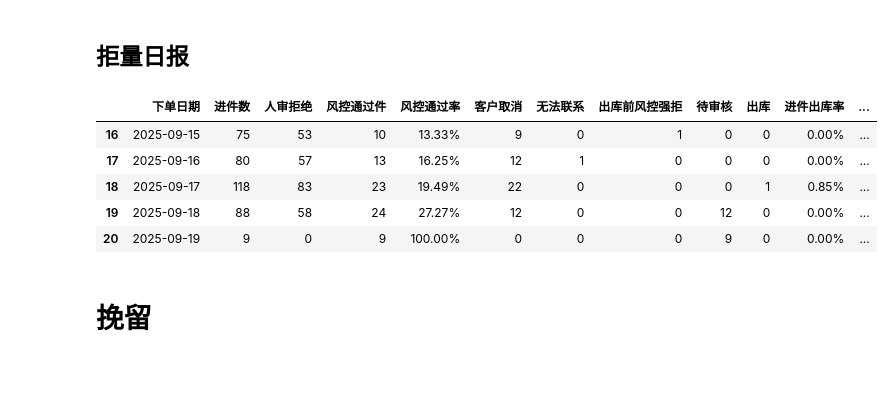
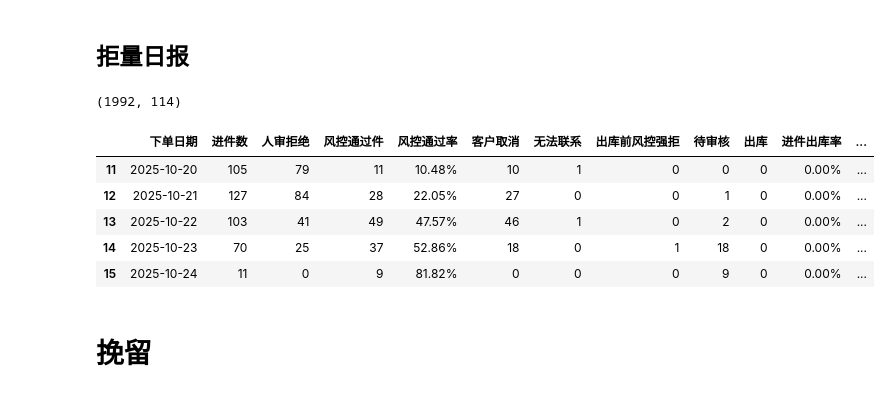
Before and after one commit to 1-2-3-ylc/data_analys, a Jupyter notebook: Daily_Tasks/日报数据-自动版.ipynb, the cells around one changed output. Cells and saved outputs as stored; diff of their text form; code cells hidden in the pictures.

```diff
--- a/Daily_Tasks/日报数据-自动版.ipynb
+++ b/Daily_Tasks/日报数据-自动版.ipynb
@@ -2359,27 +2593,32 @@ df_jd_group_new.tail()
+# %%
+# df_jl
+df[(df['tips'].str.contains(r'联合拒量订单|支付宝联合运营订单', na=False))].shape
+# %% [output]
+(1992, 114)
 # %%
-df_jl = df[(df.tips.str.contains(r'策略2412|命中自有模型回捞策略|回捞策略250330命中')==True)&(df.tips.str.contains('联合拒量订单')==False)]
+df_jl = df[(df.tips.str.contains(r'策略2412|命中自有模型回捞策略|回捞策略250330命中')==True)&(~df['tips'].str.contains(r'联合拒量订单|支付宝联合运营订单', na=False))]
 # 剔除回捞被拒漏到商家的数据9.1
 reject_merchants = ["小蚂蚁租机", "兴鑫兴通讯", "人人享租", "崇胜数码", "喜卓灵租机", "喜卓灵新租机"]
 df_jl = df_jl[~df_jl['merchant_name'].isin(reject_merchants)]
 
 df_jl_group = df_jl.groupby('下单日期').agg({'是否进件': 'sum', '人审拒绝': 'sum', '风控通过件': 'sum', '客户取消': 'sum', '无法联系': 'sum', '出库前风控强拒': 'sum', '待审核': 'sum', '是否出库': 'sum', '已退款': 'sum'}).rename(columns={'是否进件': '进件数', '是否出库': '出库'})
 df_jl_group.loc[:, '客户取消'] = df_jl_group.客户取消+df_jl_group.已退款
 df_jl_group.loc[:, '风控通过率'] = (df_jl_group.风控通过件/df_jl_group.进件数).map(lambda x: format(x, '.2%'))
 df_jl_group.loc[:, '进件出库率'] = (df_jl_group.出库/df_jl_group.进件数).map(lambda x: format(x, '.2%'))
 df_jl_group.loc[:, '取消比例'] = (df_jl_group.客户取消/df_jl_group.进件数).map(lambda x: format(x, '.2%'))
 df_jl_group.loc[:, '电审拒绝率'] = (df_jl_group.人审拒绝/df_jl_group.进件数).map(lambda x: format(x, '.2%'))
 df_jl_group.loc[:, '出库前强拒比例'] = (df_jl_group.出库前风控强拒/df_jl_group.进件数).map(lambda x: format(x, '.2%'))
 df_jl_group.loc[:, '无法联系占比'] = (df_jl_group.无法联系/df_jl_group.进件数).map(lambda x: format(x, '.2%'))
 df_jl_group_new = df_jl_group[['进件数', '人审拒绝', '风控通过件', '风控通过率', '客户取消', '无法联系', '出库前风控强拒', '待审核', '出库', '进件出库率', '取消比例', '电审拒绝率', '出库前强拒比例', '无法联系占比']].reset_index()
 
 df_jl_group_new.tail()
 # %% [output]
 |  | 下单日期 | 进件数 | 人审拒绝 | 风控通过件 | 风控通过率 | 客户取消 | 无法联系 | 出库前风控强拒 | 待审核 | 出库 | 进件出库率 | ... |
-| 16 | 2025-09-15 | 75 | 53 | 10 | 13.33% | 9 | 0 | 1 | 0 | 0 | 0.00% | ... |
-| 17 | 2025-09-16 | 80 | 57 | 13 | 16.25% | 12 | 1 | 0 | 0 | 0 | 0.00% | ... |
-| 18 | 2025-09-17 | 118 | 83 | 23 | 19.49% | 22 | 0 | 0 | 0 | 1 | 0.85% | ... |
-| 19 | 2025-09-18 | 88 | 58 | 24 | 27.27% | 12 | 0 | 0 | 12 | 0 | 0.00% | ... |
-| 20 | 2025-09-19 | 9 | 0 | 9 | 100.00% | 0 | 0 | 0 | 9 | 0 | 0.00% | ... |
+| 11 | 2025-10-20 | 105 | 79 | 11 | 10.48% | 10 | 1 | 0 | 0 | 0 | 0.00% | ... |
+| 12 | 2025-10-21 | 127 | 84 | 28 | 22.05% | 27 | 0 | 0 | 1 | 0 | 0.00% | ... |
+| 13 | 2025-10-22 | 103 | 41 | 49 | 47.57% | 46 | 1 | 0 | 2 | 0 | 0.00% | ... |
+| 14 | 2025-10-23 | 70 | 25 | 37 | 52.86% | 18 | 0 | 1 | 18 | 0 | 0.00% | ... |
+| 15 | 2025-10-24 | 11 | 0 | 9 | 81.82% | 0 | 0 | 0 | 9 | 0 | 0.00% | ... |
 # %% [markdown]
 # 挽留
 # %%
```
Also changed, not shown: parts of 96 cells of this notebook, 21 other files.
